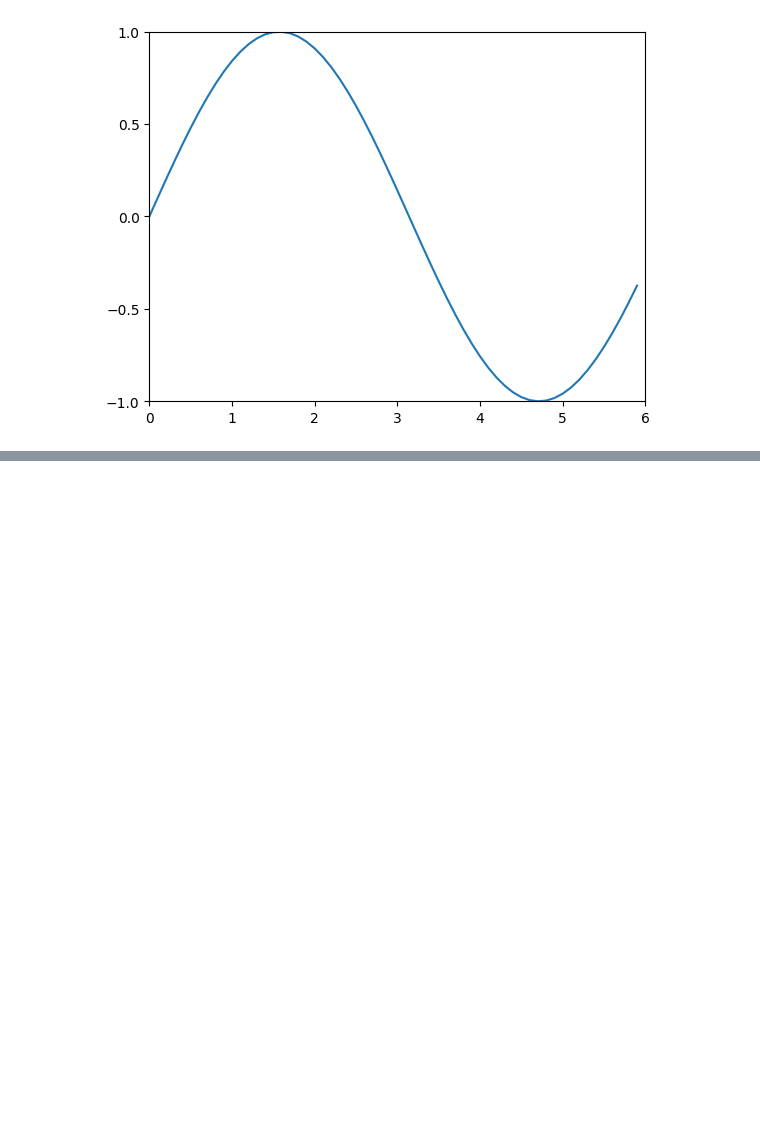
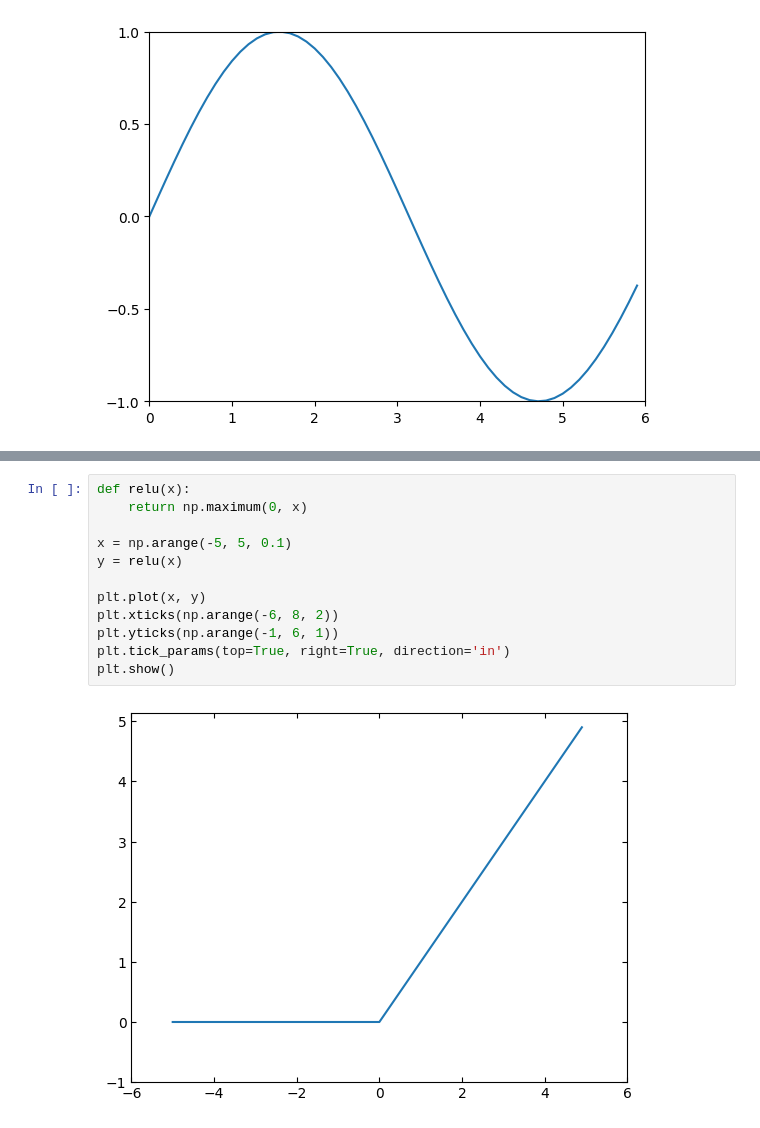
Before and after one commit to Chanmuzi/Deep-Learning-from-Scratch, a Jupyter notebook: practice.ipynb, the cells around one changed output, grey strips where cells are left out. Drawn from its saved outputs; the diff is of its cells as text; blank space fills up the shorter version.

Commit message:
practice: relu

```diff
--- a/practice.ipynb
+++ b/practice.ipynb
@@ -695,0 +721,14 @@ plt.show()
+# %%
+def relu(x):
+    return np.maximum(0, x)
+
+x = np.arange(-5, 5, 0.1)
+y = relu(x)
+
+plt.plot(x, y)
+plt.xticks(np.arange(-6, 8, 2))
+plt.yticks(np.arange(-1, 6, 1))
+plt.tick_params(top=True, right=True, direction='in')
+plt.show()
+# %% [output]
+[figure, added]
```
Also changed, not shown: parts of 3 cells of this notebook.
